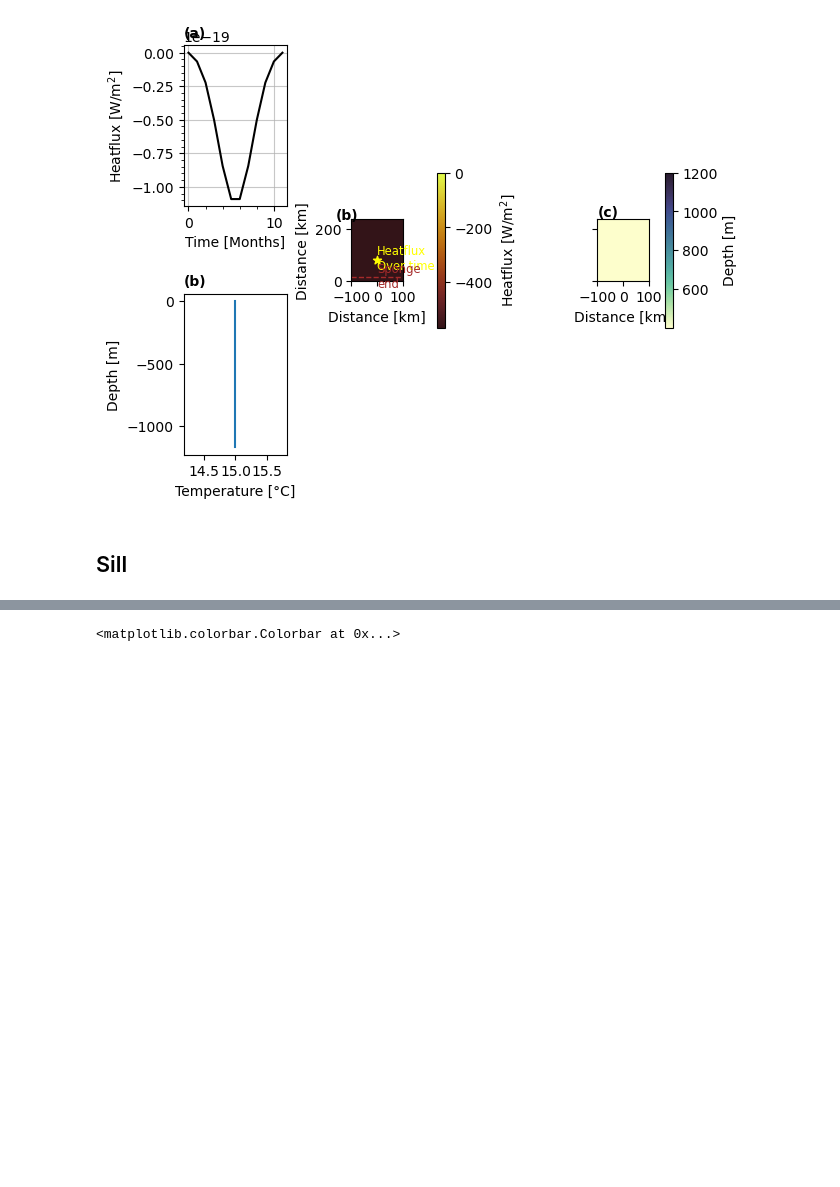
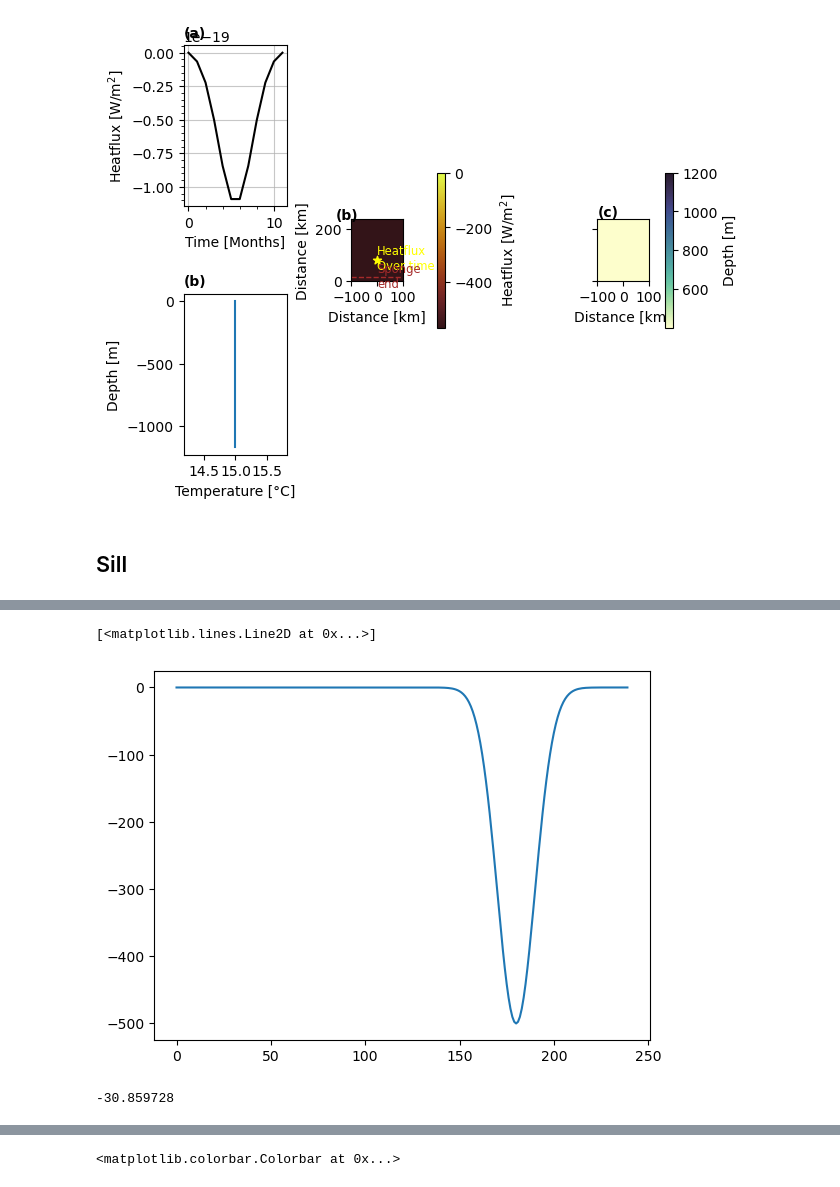
Before and after one commit to kaftkatt/IntercambioNGC, a Jupyter notebook: Scripts/GenerateData.ipynb, the cells around one changed output, grey strips where cells are left out. Cells and saved outputs as stored; diff of their text form; code cells hidden in the pictures; blank space fills up the shorter version.

```diff
--- a/Scripts/GenerateData.ipynb
+++ b/Scripts/GenerateData.ipynb
@@ -326,0 +357,5 @@ Text(0, 1.05, '(c)')
+# %%
+plt.plot(gaussian(y, 0.75*ny, 10)*-500)
+# %% [output]
+[<matplotlib.lines.Line2D at 0x...>]
+[figure, added]
@@ -326,0 +367,4 @@ Text(0, 1.05, '(c)')
+# %%
+np.mean(Q[:,:,:])
+# %% [output]
+-30.859728
```
Also changed, not shown: parts of 20 cells of this notebook, 24 other files.
